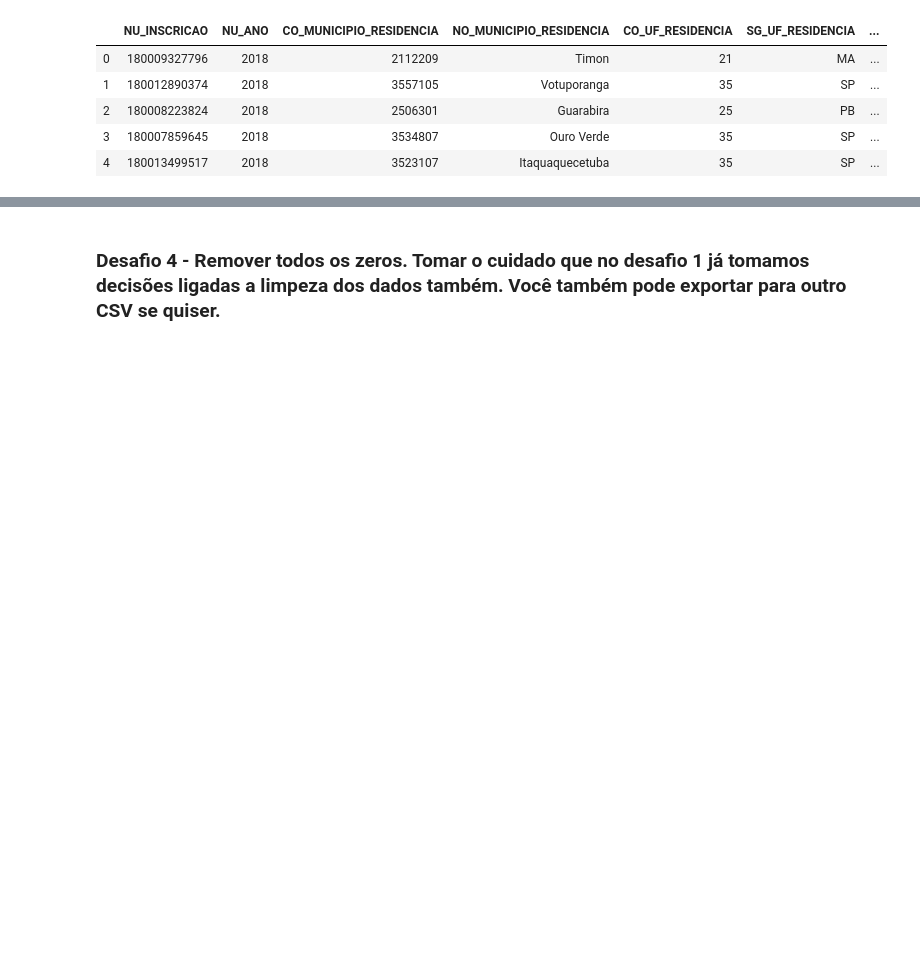
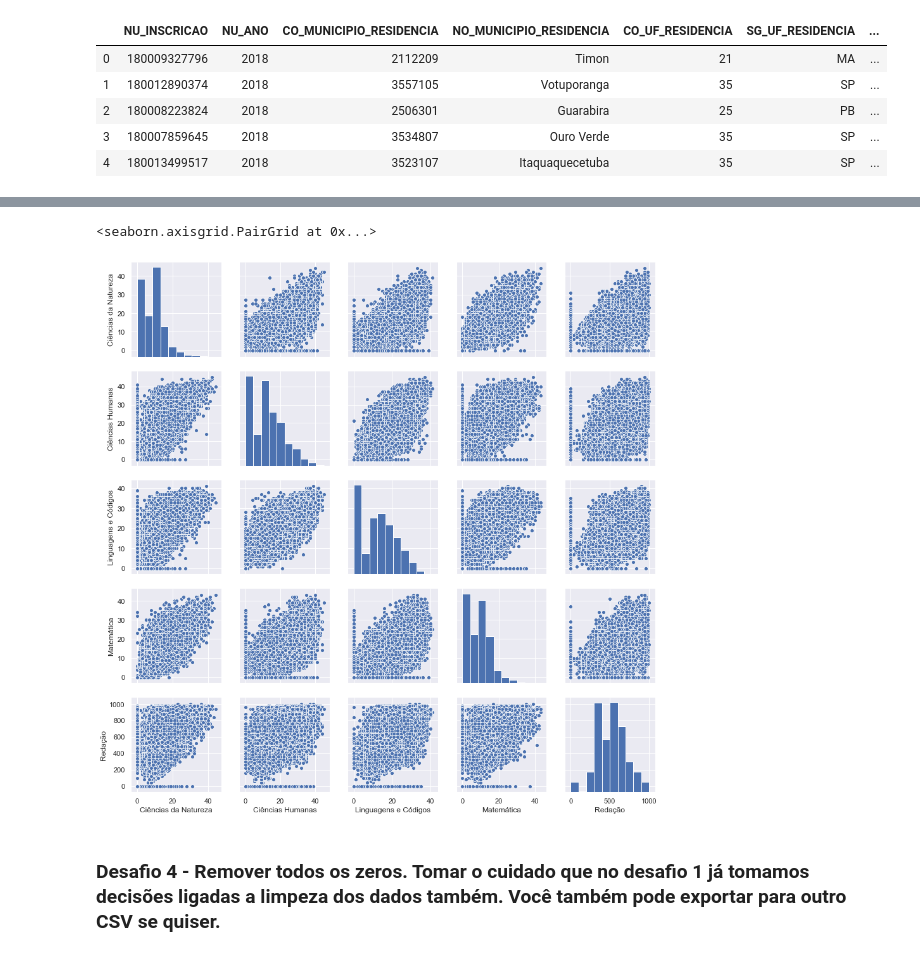
Before and after one commit to mtalaisys/quarentenadados, a Jupyter notebook: QuarentenaDados - Aula 4 e Aula 5.ipynb, the cells around one changed output, grey strips where cells are left out. Saved outputs shown, nothing was run; the diff lists cells and outputs as text; code cells hidden in the pictures; blank space fills up the shorter version.

```diff
--- a/QuarentenaDados - Aula 4 e Aula 5.ipynb
+++ b/QuarentenaDados - Aula 4 e Aula 5.ipynb
@@ -253,0 +220,5 @@ Name: NU_RESPOSTAS_CORRETAS_CN, Length: 137844, dtype: int64
+# %%
+dados_nota['NU_RESPOSTAS_CORRETAS_CN'] = dados_nota.apply(conta_acertos, materia='CN', axis=1)
+dados_nota['NU_RESPOSTAS_CORRETAS_CH'] = dados_nota.apply(conta_acertos, materia='CH', axis=1)
+dados_nota['NU_RESPOSTAS_CORRETAS_LC'] = dados_nota.apply(conta_acertos, materia='LC', axis=1)
+dados_nota['NU_RESPOSTAS_CORRETAS_MT'] = dados_nota.apply(conta_acertos, materia='MT', axis=1)
@@ -254,3 +239,12 @@ Name: NU_RESPOSTAS_CORRETAS_CN, Length: 137844, dtype: int64
+# %%
+num_questoes_acertadas = dados_nota[['NU_RESPOSTAS_CORRETAS_CN', 'NU_RESPOSTAS_CORRETAS_CH', 'NU_RESPOSTAS_CORRETAS_LC', 'NU_RESPOSTAS_CORRETAS_MT', 'NU_NOTA_REDACAO']]
+num_questoes_acertadas.columns = ['Ciências da Natureza', 'Ciências Humanas', 'Linguagens e Códigos', 'Matemática', 'Redação']
+
+sns.set()
+sns.pairplot(num_questoes_acertadas)
+# %% [output]
+<seaborn.axisgrid.PairGrid at 0x...>
+[figure, added]
 # %% [markdown]
 ### Desafio 4 - Remover todos os zeros. Tomar o cuidado que no desafio 1 já tomamos decisões ligadas a limpeza dos dados também. Você também pode exportar para outro CSV se quiser.
 # %% [markdown]
```
Also changed, not shown: parts of 7 cells of this notebook.
